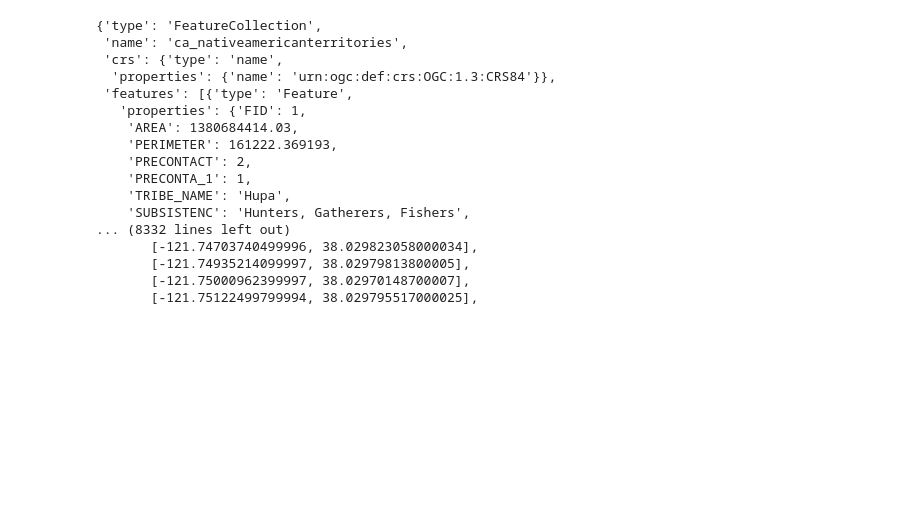
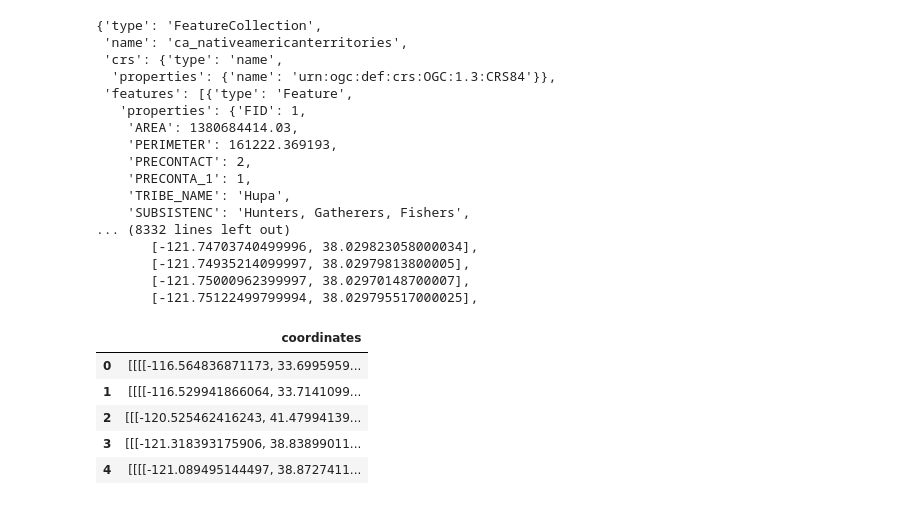
Before and after one commit to Project-3-EDA-ETL-API-Visualizations/project_home, a Jupyter notebook: notebook.ipynb, the cells around one changed output. Saved outputs shown, nothing was run; the diff lists cells and outputs as text; code cells hidden in the pictures; blank space fills up the shorter version.

```diff
--- a/notebook.ipynb
+++ b/notebook.ipynb
@@ -51,3 +51,17 @@ historical_data
        [-121.74935214099997, 38.02979813800005],
        [-121.75000962399997, 38.02970148700007],
        [-121.75122499799994, 38.029795517000025],
+# %%
+federal_list=[]
+for each in federal_data['features']:
+    federal_list.append(each['geometry']['coordinates'])
+# %%
+df1=pd.DataFrame({'coordinates':federal_list})
+df1.head()
+# %% [output]
+|  | coordinates |
+| 0 | [[[[-116.564836871173, 33.6995959... |
+| 1 | [[[[-116.529941866064, 33.7141099... |
+| 2 | [[[-120.525462416243, 41.47994139... |
+| 3 | [[[-121.318393175906, 38.83899011... |
+| 4 | [[[[-121.089495144497, 38.8727411... |
```
Also changed, not shown: parts of 2 cells of this notebook.
